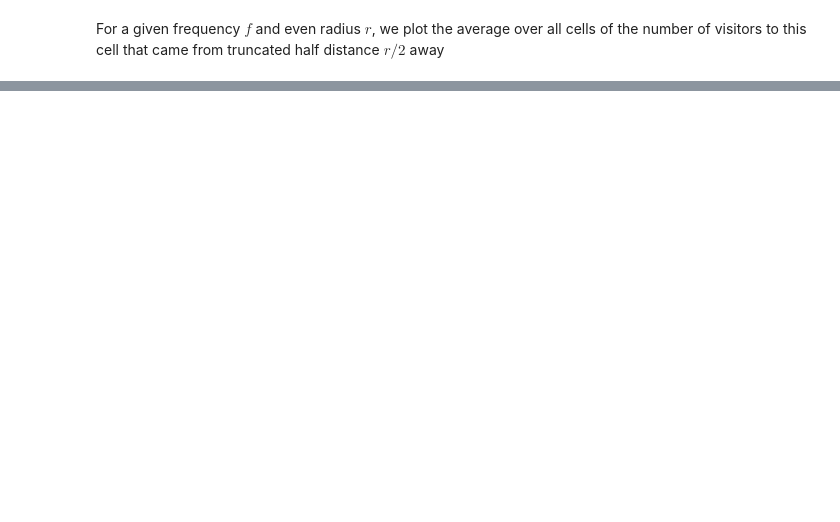
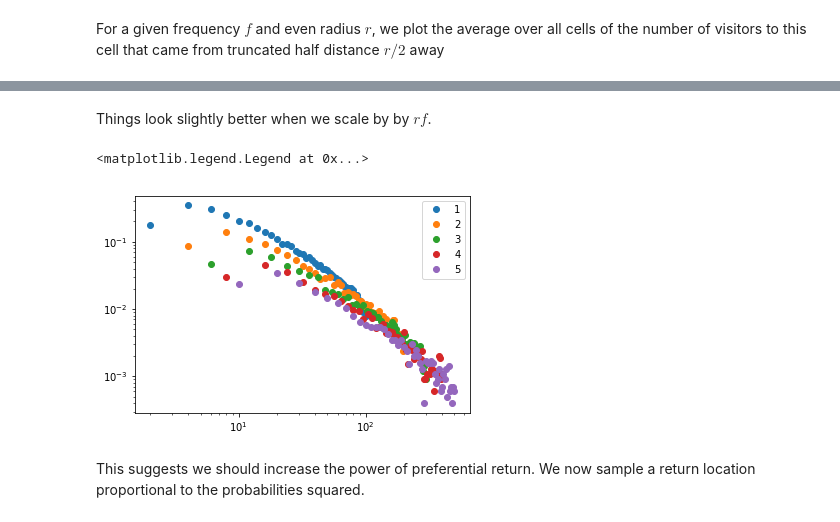
Before and after one commit to bogiebro/mobpat, a Jupyter notebook: Barabasi.ipynb, the cells around one changed output, grey strips where cells are left out. Saved outputs shown, nothing was run; the diff lists cells and outputs as text; code cells hidden in the pictures; blank space fills up the shorter version.

```diff
--- a/Barabasi.ipynb
+++ b/Barabasi.ipynb
@@ -111,6 +116,0 @@ webs = list(webers(guestbook))
-# %%
-for f in range(5):
-    xaxis = (np.arange(50) + 1) * 2
-    mask = fdc[f] > 0
-    plt.loglog(xaxis[mask], fdc[f][mask], 'o')
-plt.legend(np.arange(5) + 1)
@@ -141,3 +154,16 @@ plt.legend(np.arange(5) + 1)
+# %% [markdown]
+Things look slightly better when we scale by by $rf$.
+# %%
+for f in range(5):
+    xaxis = (np.arange(50) + 1) * 2 * (f+1)
+    mask = freq_dist_count[f] > 0
+    plt.loglog(xaxis[mask], freq_dist_count[f][mask], 'o')
+plt.legend(np.arange(5) + 1)
+# %% [output]
+<matplotlib.legend.Legend at 0x...>
+[figure, added]
+# %% [markdown]
+This suggests we should increase the power of preferential return. We now sample a return location proportional to the probabilities squared.
 # %%
 freq_dist_count_sq, cell_dists_sq, guestbook_sq = walkers(10000, True)
 # %%
```
Also changed, not shown: parts of 24 cells of this notebook, 2 other files.
